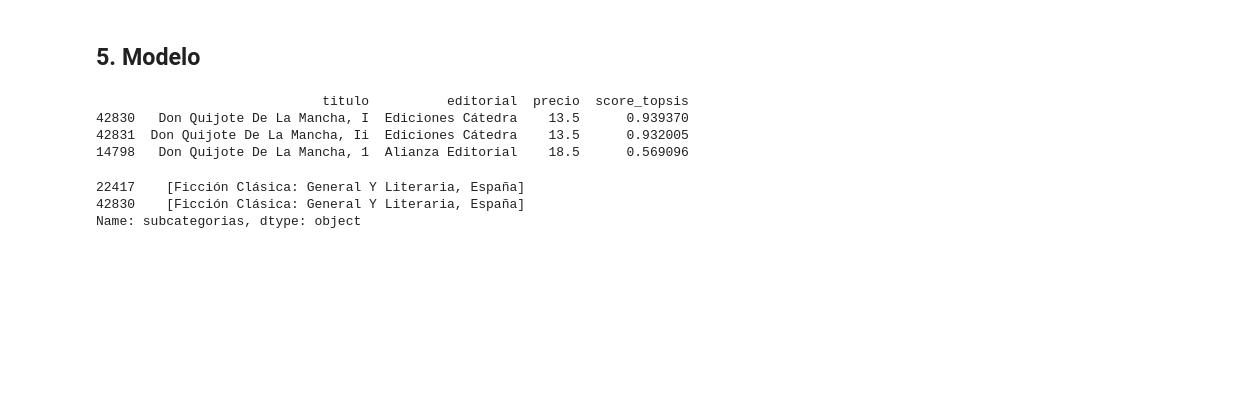
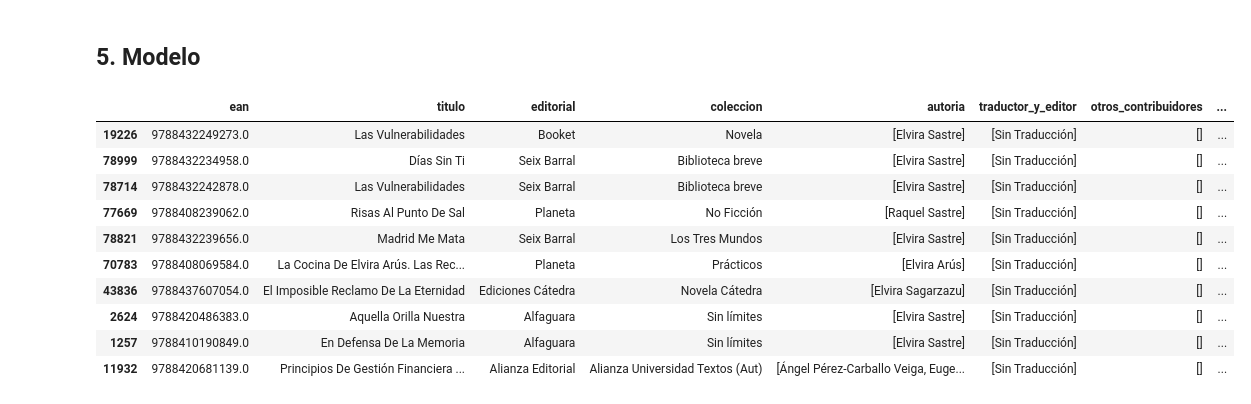
Before and after one commit to anava122002/Trabajo-Fin-de-Master, a Jupyter notebook: final_cells.ipynb, the cells around one changed output. Cells and saved outputs as stored; diff of their text form; code cells hidden in the pictures; blank space fills up the shorter version.

```diff
--- a/final_cells.ipynb
+++ b/final_cells.ipynb
@@ -593,7 +593,8 @@ from datetime import datetime
 import re
 import os
 import json
-from src.constants import TRADUCTOR_EDITOR, OTROS_CONTRIBUIDORES, ILUSTRACIONES, ESCOLARES, CATEGORIAS, COLUMNAS_FINALES, CATEGORIAS, SUBCATEGORIAS, ENCUADERNACION, CATEGORIAS_SPI
+from src.constants import TRADUCTOR_EDITOR, OTROS_CONTRIBUIDORES, ILUSTRACIONES, ESCOLARES, CATEGORIAS, COLUMNAS_FINALES, CATEGORIAS, SUBCATEGORIAS, ENCUADERNACION
+from src.utils import leer_json
 
 # ======================================================================================
 # CREACIÓN DEL DATAFRAME BASE
@@ -606,9 +607,8 @@ def crear_df(ruta_catalogos="data/bronze/catalogos"):
 
     print("="*50,"\nCreando DataFrame con todos los libros\n","="*50)
     for archivo in path.iterdir():
-        if archivo.is_file():
             print(f"Añadiendo {archivo.name}")
-            editorial = pd.read_json(archivo.absolute())
+            editorial = leer_json(archivo, df=True)
             jsons.append(editorial)
 
     df = pd.concat(jsons, axis=0)
@@ -1357,11 +1357,11 @@ def crear_gold(ttl: pd.DataFrame, spi: pd.DataFrame):
 
     return df
 # %%
-# data = crear_df()
-# merge = merge_spi()
+data = crear_df()
+merge = merge_spi()
 
-# silver_ttl = limpiar_df_completa(data)
-# silver_spi = prestigio_editorial(merge)
+silver_ttl = limpiar_df_completa(data)
+silver_spi = prestigio_editorial(merge)
 
 gold_data = crear_gold(silver_ttl, silver_spi)
 gold_data
@@ -1591,41 +1614,44 @@ def recomendar_ediciones(
 # %%
 # Ejemplo de entrada desde la app
 info_busqueda = {
     "busqueda": {
-        "titulo_aprox": "quijote",
-        "autor": "Miguel de Cervantes",
+        "titulo_aprox": None,
+        "autor": "Elvira Sastre",
         "categorias": ['Literatura'],
-        "subcategorias": ['España']
+        "subcategorias": []
     },
     "restricciones": {
-        "precio": [12, 50]  # Rango de precio
+        "precio": [0, 50]  # Rango de precio
     },
     'perfil': {
         "arquetipo": "lectura_general", # estudio_investigacion, lectura_general, coleccion_regalo, escolar_juvenil
         "flags_adicionales": {
-        "es_para_regalo": True,
+        "es_para_regalo": False,
         "prefiere_ilustrado": False,
-        "ed_preferida": 'Alianza Editorial',
+        "ed_preferida": None,
         "col_preferida": None,
         "enc_preferida": None
         }
     }
 }
 
 # Ejecución usando un arquetipo (ej: "estudiante", "coleccionista")
-df_res, pesos, _ = recomendar_ediciones(info_busqueda, arquetipo="estudio_investigacion")
+df_res, pesos, _ = recomendar_ediciones(info_busqueda)
 
-# Visualizar el top 3 resultante
-if not df_res.empty:
-    print(df_res[["titulo", "editorial", "precio", "score_topsis"]].head(3))
+# # Visualizar el top 3 resultante
+# if not df_res.empty:
+#     print(df_res[["titulo", "editorial", "precio", "score_topsis"]].head(3))
+
+df_res
 # %% [output]
-                             titulo          editorial  precio  score_topsis
-42830   Don Quijote De La Mancha, I  Ediciones Cátedra    13.5      0.939370
-42831  Don Quijote De La Mancha, Ii  Ediciones Cátedra    13.5      0.932005
-14798   Don Quijote De La Mancha, 1  Alianza Editorial    18.5      0.569096
+|  | ean | titulo | editorial | coleccion | autoria | traductor_y_editor | otros_contribuidores | ... |
+| 19226 | 9788432249273.0 | Las Vulnerabilidades | Booket | Novela | [Elvira Sastre] | [Sin Traducción] | [] | ... |
+| 78999 | 9788432234958.0 | Días Sin Ti | Seix Barral | Biblioteca breve | [Elvira Sastre] | [Sin Traducción] | [] | ... |
+| 78714 | 9788432242878.0 | Las Vulnerabilidades | Seix Barral | Biblioteca breve | [Elvira Sastre] | [Sin Traducción] | [] | ... |
+| 77669 | 9788408239062.0 | Risas Al Punto De Sal | Planeta | No Ficción | [Raquel Sastre] | [Sin Traducción] | [] | ... |
+| 78821 | 9788432239656.0 | Madrid Me Mata | Seix Barral | Los Tres Mundos | [Elvira Sastre] | [Sin Traducción] | [] | ... |
+| 70783 | 9788408069584.0 | La Cocina De Elvira Arús. Las Rec... | Planeta | Prácticos | [Elvira Arús] | [Sin Traducción] | [] | ... |
+| 43836 | 9788437607054.0 | El Imposible Reclamo De La Eternidad | Ediciones Cátedra | Novela Cátedra | [Elvira Sagarzazu] | [Sin Traducción] | [] | ... |
+| 2624 | 9788420486383.0 | Aquella Orilla Nuestra | Alfaguara | Sin límites | [Elvira Sastre] | [Sin Traducción] | [] | ... |
+| 1257 | 9788410190849.0 | En Defensa De La Memoria | Alfaguara | Sin límites | [Elvira Sastre] | [Sin Traducción] | [] | ... |
+| 11932 | 9788420681139.0 | Principios De Gestión Financiera ... | Alianza Editorial | Alianza Universidad Textos (Aut) | [Ángel Pérez-Carballo Veiga, Euge... | [Sin Traducción] | [] | ... |
-# %%
-gold_data[gold_data['titulo']=="Don Quijote De La Mancha, I"]
-# %% [output]
-22417    [Ficción Clásica: General Y Literaria, España]
-42830    [Ficción Clásica: General Y Literaria, España]
-Name: subcategorias, dtype: object
```
Also changed, not shown: parts of 2 cells of this notebook, 23 other files.
